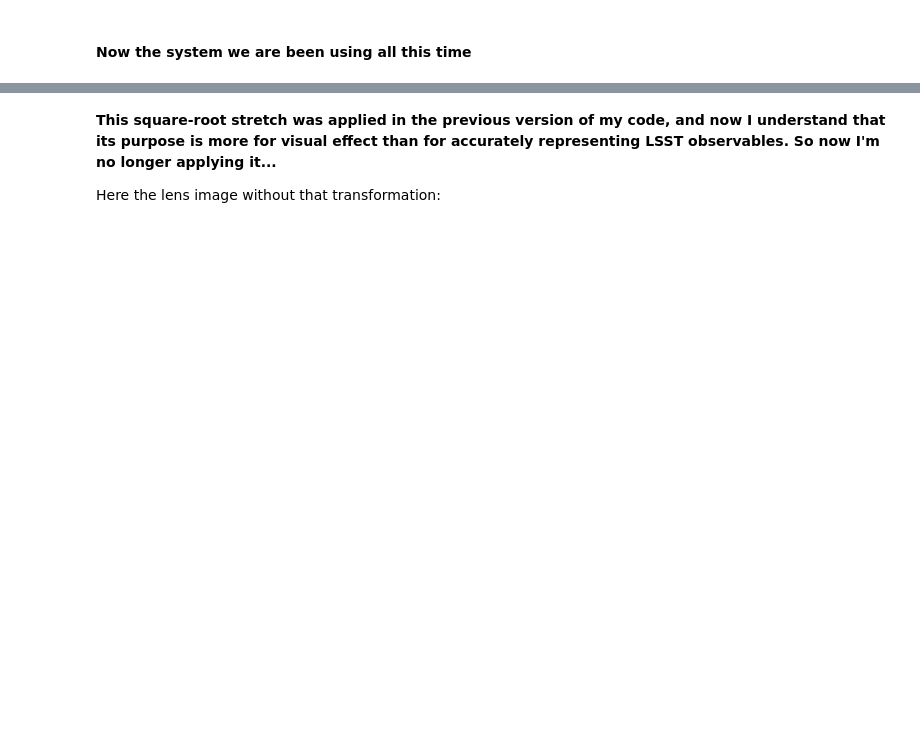
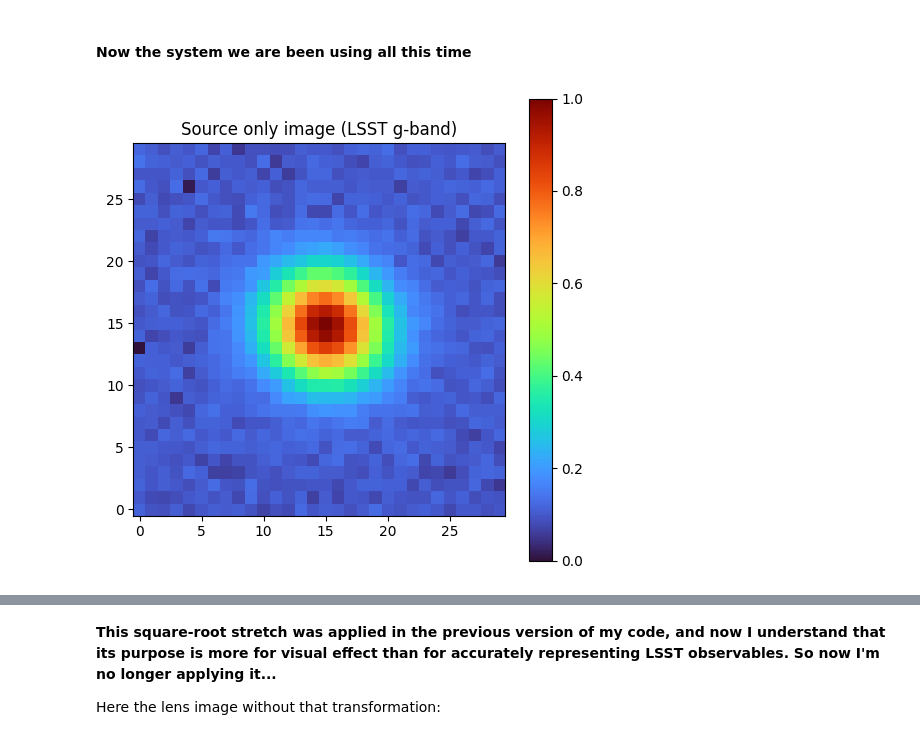
Before and after one commit to JuanDDiosRojas/PhD, a Jupyter notebook: Lenstronomy/single-band_generator.ipynb, the cells around one changed output, grey strips where cells are left out. Saved outputs shown, nothing was run; the diff lists cells and outputs as text; code cells hidden in the pictures; blank space fills up the shorter version.

```diff
--- a/Lenstronomy/single-band_generator.ipynb
+++ b/Lenstronomy/single-band_generator.ipynb
@@ -197,6 +205,11 @@ sim_sub = SimAPI(numpix=numpix,
 sim_nosub = SimAPI(numpix=numpix,
              kwargs_single_band=kwargs_band,
              kwargs_model=kwargs_model_nosub)
+
+#source only
+sim_source = SimAPI(numpix=numpix,
+             kwargs_single_band=kwargs_band,
+             kwargs_model=kwargs_model_source)
 # %%
 #Convert magnitudes to amplitudes
 _, kwargs_source_sub, _ = sim_sub.magnitude2amplitude([], kwargs_source_mag, [])
@@ -206,6 +220,7 @@ _, kwargs_source_nosub, _ = sim_nosub.magnitude2amplitude([], kwargs_source_mag,
 kwargs_numerics = {'point_source_supersampling_factor': 1}
 imSim_sub = sim_sub.image_model_class(kwargs_numerics)
 imSim_nosub = sim_nosub.image_model_class(kwargs_numerics)
+imSim_source = sim_source.image_model_class(kwargs_numerics)
 # %%
 #Now we generate the images for both cases
 #Image with subhalo
@@ -216,10 +231,25 @@ image_sub = imSim_sub.image(kwargs_lens=kwargs_lens_sub, kwargs_source=kwargs_so
 image_nosub = imSim_nosub.image(kwargs_lens=kwargs_lens_nosub, kwargs_source=kwargs_source,
                     kwargs_lens_light=None, kwargs_ps=None)
 
+image_only = imSim_source.image(kwargs_lens=None, kwargs_source=kwargs_source,
+                    kwargs_lens_light=None, kwargs_ps=None)
+
 # add noise
 image_nosub_nonoise = image_nosub.copy()
+image_sub_nonoise = image_sub.copy()
 image_sub += sim.noise_for_model(image_sub)
 image_nosub += sim.noise_for_model(image_nosub)
+image_only_nonoise = image_only.copy()
+image_only += sim.noise_for_model(image_only)
+# %%
+#only source image
+plt.figure(figsize=(6,6))
+plt.imshow(plot_util.sqrt(image_only), origin='lower', cmap='turbo')
+plt.title('Source only image (LSST g-band)')
+plt.colorbar()
+plt.show()
+# %% [output]
+[figure, added]
 # %%
 #now we plot both images side by side and the residual
 plt.figure(figsize=(18,6))
```
Also changed, not shown: parts of 15 cells of this notebook, 5 other files.
